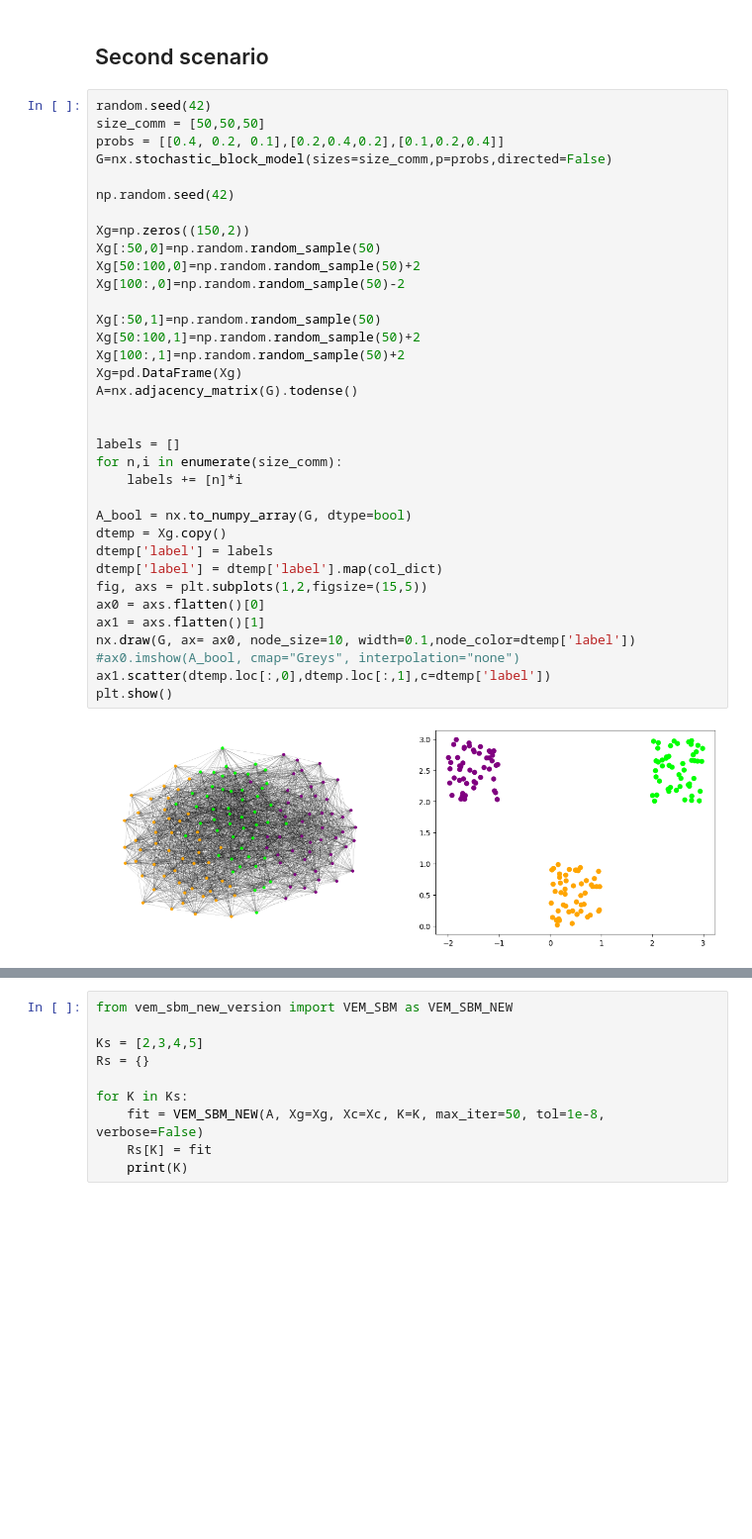
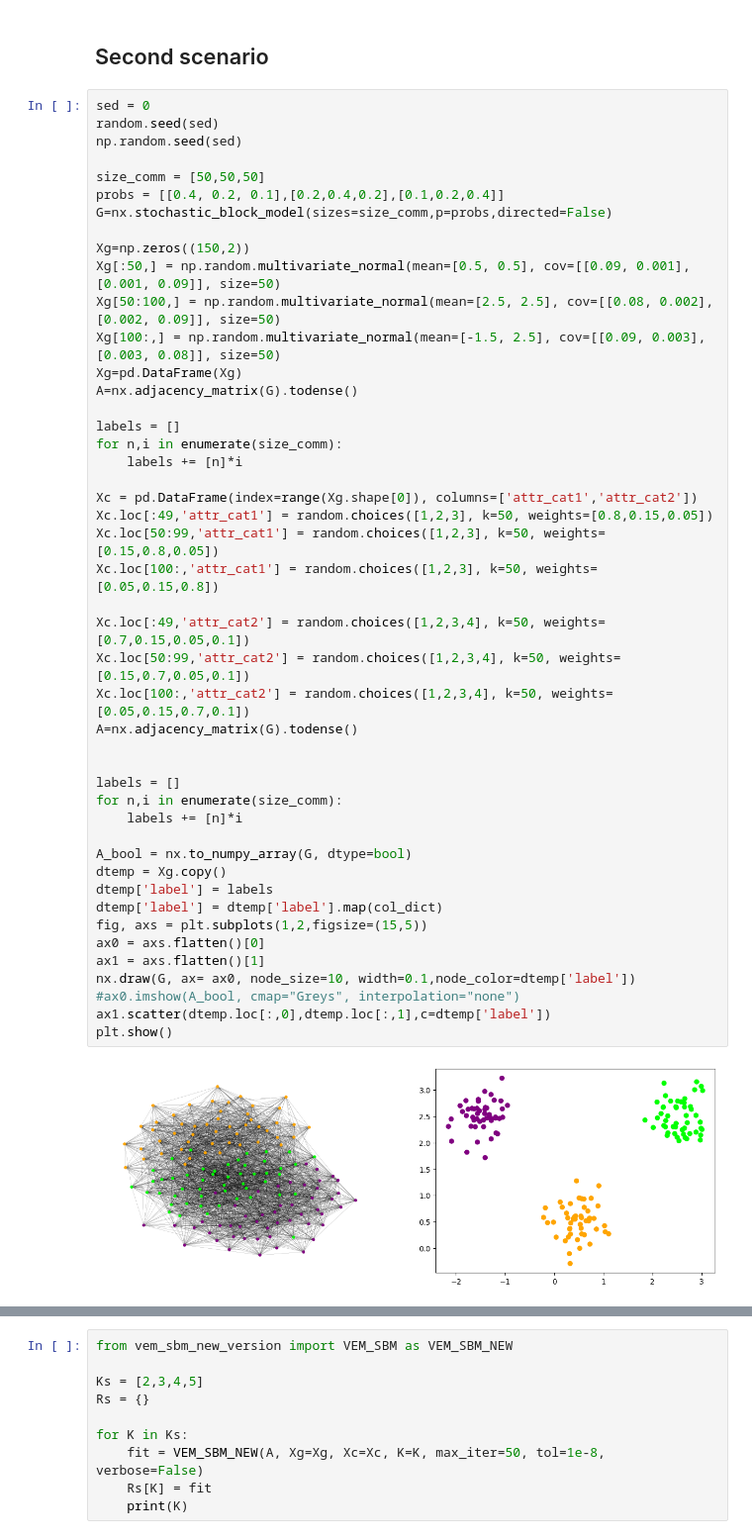
Before and after one commit to DCangemi/SBM-with-mixed-attributes, a Jupyter notebook: Simulazioni.ipynb, the cells around one changed output, grey strips where cells are left out. Shown at 99% size. Saved outputs shown, nothing was run; the diff lists cells and outputs as text; blank space fills up the shorter version.

```diff
--- a/Simulazioni.ipynb
+++ b/Simulazioni.ipynb
@@ -180,40 +180,51 @@ k=7  ARI=0.8183
 # %% [markdown]
 ## Second scenario
 # %%
-random.seed(42)
+sed = 0
+random.seed(sed)
+np.random.seed(sed)
+
 size_comm = [50,50,50]
 probs = [[0.4, 0.2, 0.1],[0.2,0.4,0.2],[0.1,0.2,0.4]]
 G=nx.stochastic_block_model(sizes=size_comm,p=probs,directed=False)
 
-np.random.seed(42)
+Xg=np.zeros((150,2))
+Xg[:50,] = np.random.multivariate_normal(mean=[0.5, 0.5], cov=[[0.09, 0.001], [0.001, 0.09]], size=50)
+Xg[50:100,] = np.random.multivariate_normal(mean=[2.5, 2.5], cov=[[0.08, 0.002], [0.002, 0.09]], size=50)
+Xg[100:,] = np.random.multivariate_normal(mean=[-1.5, 2.5], cov=[[0.09, 0.003], [0.003, 0.08]], size=50)
+Xg=pd.DataFrame(Xg)
+A=nx.adjacency_matrix(G).todense()
 
-Xg=np.zeros((150,2))
-Xg[:50,0]=np.random.random_sample(50)
-Xg[50:100,0]=np.random.random_sample(50)+2
-Xg[100:,0]=np.random.random_sample(50)-2
+labels = []
+for n,i in enumerate(size_comm):
+    labels += [n]*i
 
-Xg[:50,1]=np.random.random_sample(50)
-Xg[50:100,1]=np.random.random_sample(50)+2
-Xg[100:,1]=np.random.random_sample(50)+2
-Xg=pd.DataFrame(Xg)
+Xc = pd.DataFrame(index=range(Xg.shape[0]), columns=['attr_cat1','attr_cat2'])
+Xc.loc[:49,'attr_cat1'] = random.choices([1,2,3], k=50, weights=[0.8,0.15,0.05])
+Xc.loc[50:99,'attr_cat1'] = random.choices([1,2,3], k=50, weights=[0.15,0.8,0.05])
+Xc.loc[100:,'attr_cat1'] = random.choices([1,2,3], k=50, weights=[0.05,0.15,0.8])
+
+Xc.loc[:49,'attr_cat2'] = random.choices([1,2,3,4], k=50, weights=[0.7,0.15,0.05,0.1])
+Xc.loc[50:99,'attr_cat2'] = random.choices([1,2,3,4], k=50, weights=[0.15,0.7,0.05,0.1])
+Xc.loc[100:,'attr_cat2'] = random.choices([1,2,3,4], k=50, weights=[0.05,0.15,0.7,0.1])
 A=nx.adjacency_matrix(G).todense()
 
 
 labels = []
 for n,i in enumerate(size_comm):
     labels += [n]*i
 
 A_bool = nx.to_numpy_array(G, dtype=bool)
 dtemp = Xg.copy()
 dtemp['label'] = labels
 dtemp['label'] = dtemp['label'].map(col_dict)
 fig, axs = plt.subplots(1,2,figsize=(15,5))
 ax0 = axs.flatten()[0]
 ax1 = axs.flatten()[1]
 nx.draw(G, ax= ax0, node_size=10, width=0.1,node_color=dtemp['label'])
 #ax0.imshow(A_bool, cmap="Greys", interpolation="none")
 ax1.scatter(dtemp.loc[:,0],dtemp.loc[:,1],c=dtemp['label'])
 plt.show()
 # %% [output]
-[figure, old version]
+[figure, new version]
 # %%
```
Also changed, not shown: parts of 5 cells of this notebook, 8 other files.
